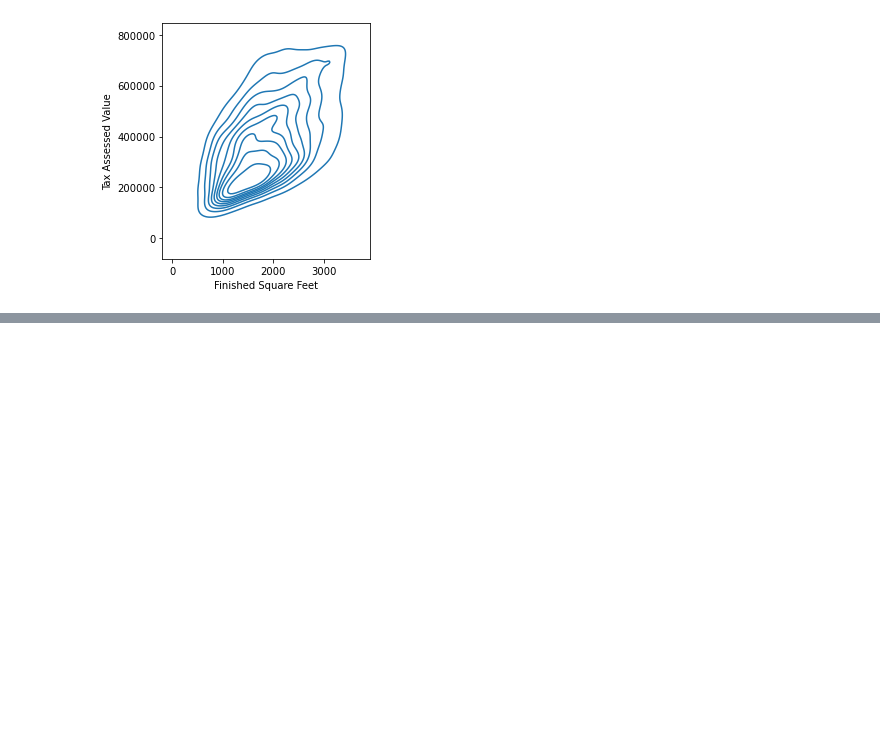
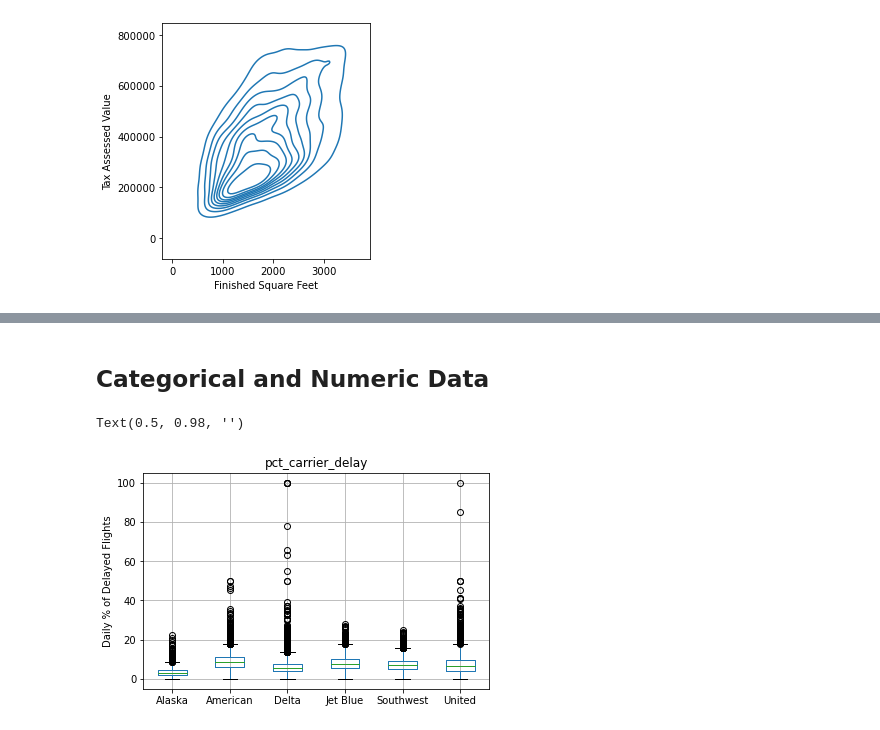
Before and after one commit to rhcaeb/ps4ds, a Jupyter notebook: docs/python/Chapter 1 - Exploratory Data Analysis.ipynb, the cells around one changed output, grey strips where cells are left out. Drawn from its saved outputs; the diff is of its cells as text; code cells hidden in the pictures; blank space fills up the shorter version.

Commit message:
upload req data for ch1 subsections, complete ch1

```diff
--- a/docs/python/Chapter 1 - Exploratory Data Analysis.ipynb
+++ b/docs/python/Chapter 1 - Exploratory Data Analysis.ipynb
@@ -35,6 +35,10 @@ sp500_px = pd.read_csv('data/sp500_data.csv.gz', index_col=0)
 sp500_sym = pd.read_csv('data/sp500_sectors.csv')
 
 kc_tax = pd.read_csv('data/kc_tax.csv.gz')
+
+lc_loans = pd.read_csv('data/lc_loans.csv')
+
+airline_stats = pd.read_csv('data/airline_stats.csv')
 # %%
 state['Population'].mean()
 # %% [output]
@@ -187,0 +216,11 @@ plt.show()
+# %% [markdown]
+## Categorical and Numeric Data
+# %%
+# boxplot: compare how % of flight delays varies across airlines
+ax = airline_stats.boxplot(by = 'airline', column = 'pct_carrier_delay')
+ax.set_xlabel('')
+ax.set_ylabel('Daily % of Delayed Flights')
+plt.suptitle('')
+# %% [output]
+Text(0.5, 0.98, '')
+[figure, added]
```
Also changed, not shown: parts of 4 cells of this notebook, 3 other files.
